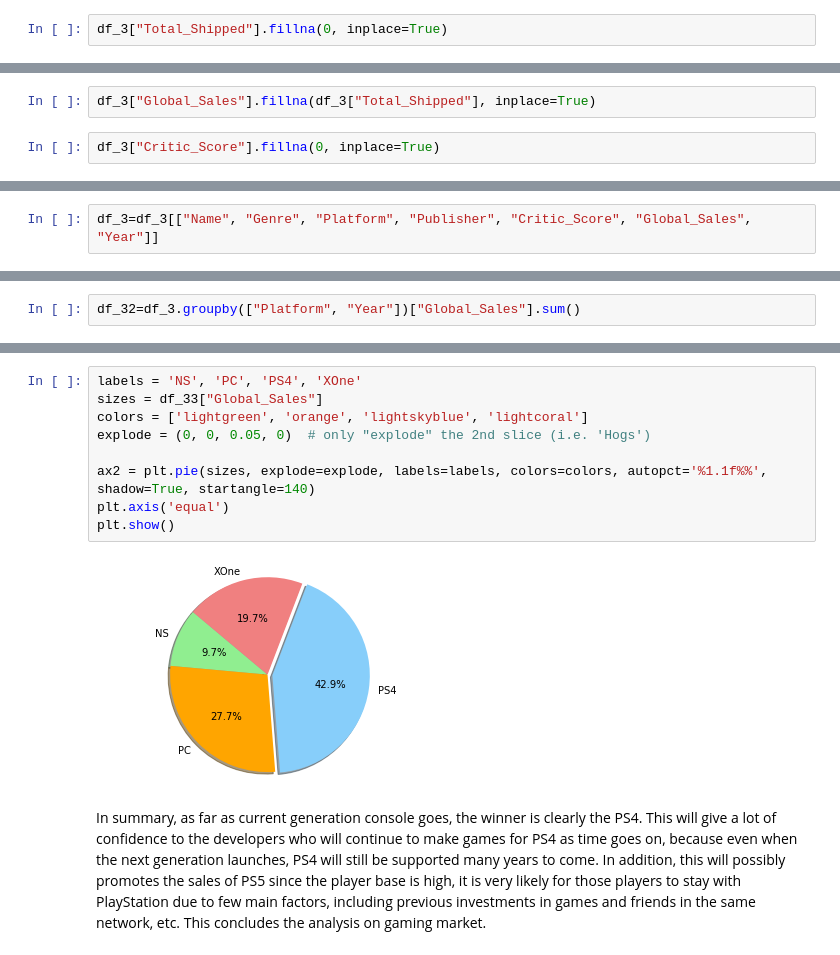
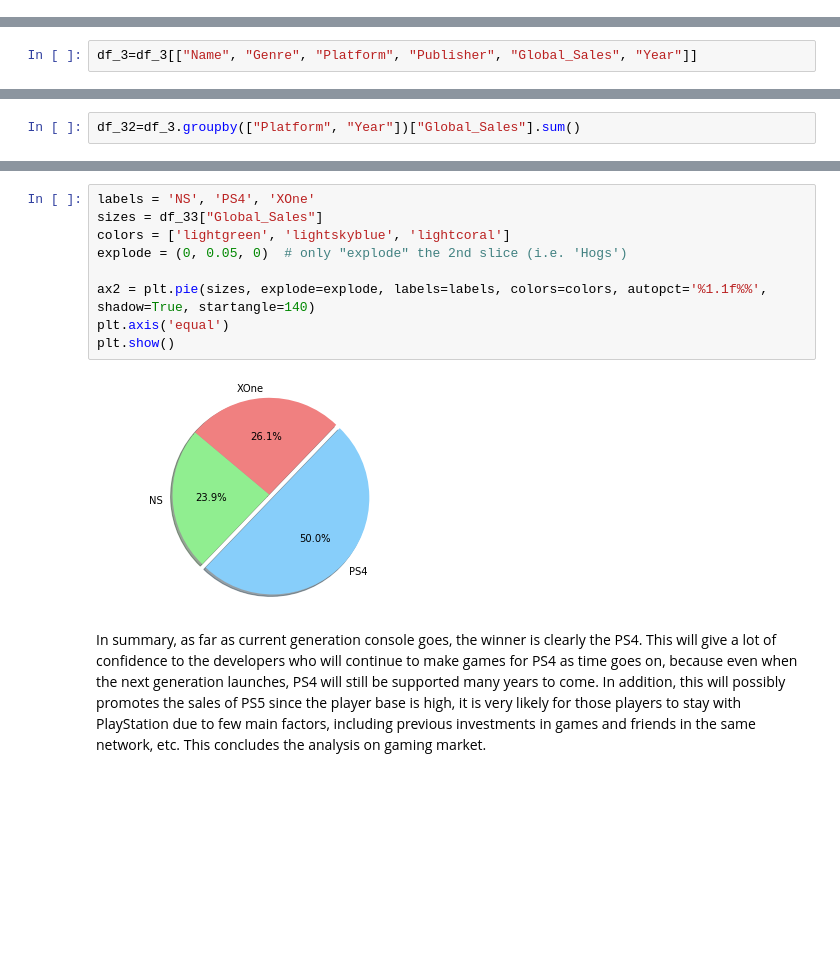
Before and after one commit to dxljack/Gaming-Market-Exploration, a Jupyter notebook: Gaming Market Analysis.ipynb, the cells around one changed output, grey strips where cells are left out. Cells and saved outputs as stored; diff of their text form; blank space fills up the shorter version.

```diff
--- a/Gaming Market Analysis.ipynb
+++ b/Gaming Market Analysis.ipynb
@@ -120,2 +143,0 @@ Next, I will also replace missing values in Critic_Score with 0 for later use.
-# %%
-df_3["Total_Shipped"].fillna(0, inplace=True)
@@ -127,9 +144,5 @@ See the caveats in the documentation: http://pandas.pydata.org/pandas-docs/stabl
-# %%
-df_3["Global_Sales"].fillna(df_3["Total_Shipped"], inplace=True)
-# %%
-df_3["Critic_Score"].fillna(0, inplace=True)
 # %% [markdown]
 Extract the columns we need for further exploration.
 # %%
-df_3=df_3[["Name", "Genre", "Platform", "Publisher", "Critic_Score", "Global_Sales", "Year"]]
+df_3=df_3[["Name", "Genre", "Platform", "Publisher", "Global_Sales", "Year"]]
 # %%
@@ -211,14 +236,14 @@ df_33
 # %%
-labels = 'NS', 'PC', 'PS4', 'XOne'
+labels = 'NS', 'PS4', 'XOne'
 sizes = df_33["Global_Sales"]
-colors = ['lightgreen', 'orange', 'lightskyblue', 'lightcoral']
-explode = (0, 0, 0.05, 0)  # only "explode" the 2nd slice (i.e. 'Hogs')
+colors = ['lightgreen', 'lightskyblue', 'lightcoral']
+explode = (0, 0.05, 0)  # only "explode" the 2nd slice (i.e. 'Hogs')
 
 ax2 = plt.pie(sizes, explode=explode, labels=labels, colors=colors, autopct='%1.1f%%', shadow=True, startangle=140)
 plt.axis('equal')
 plt.show()
 # %% [output]
-[figure, old version]
+[figure, new version]
 # %% [markdown]
 In summary, as far as current generation console goes, the winner is clearly the PS4. This will give a lot of confidence to the developers who will continue to make games for PS4 as time goes on, because even when the next generation launches, PS4 will still be supported many years to come. In addition, this will possibly promotes the sales of PS5 since the player base is high, it is very likely for those players to stay with PlayStation due to few main factors, including previous investments in games and friends in the same network, etc. This concludes the analysis on gaming market.
 # %% [markdown]
```
Also changed, not shown: parts of 109 cells of this notebook, 4 other files.
